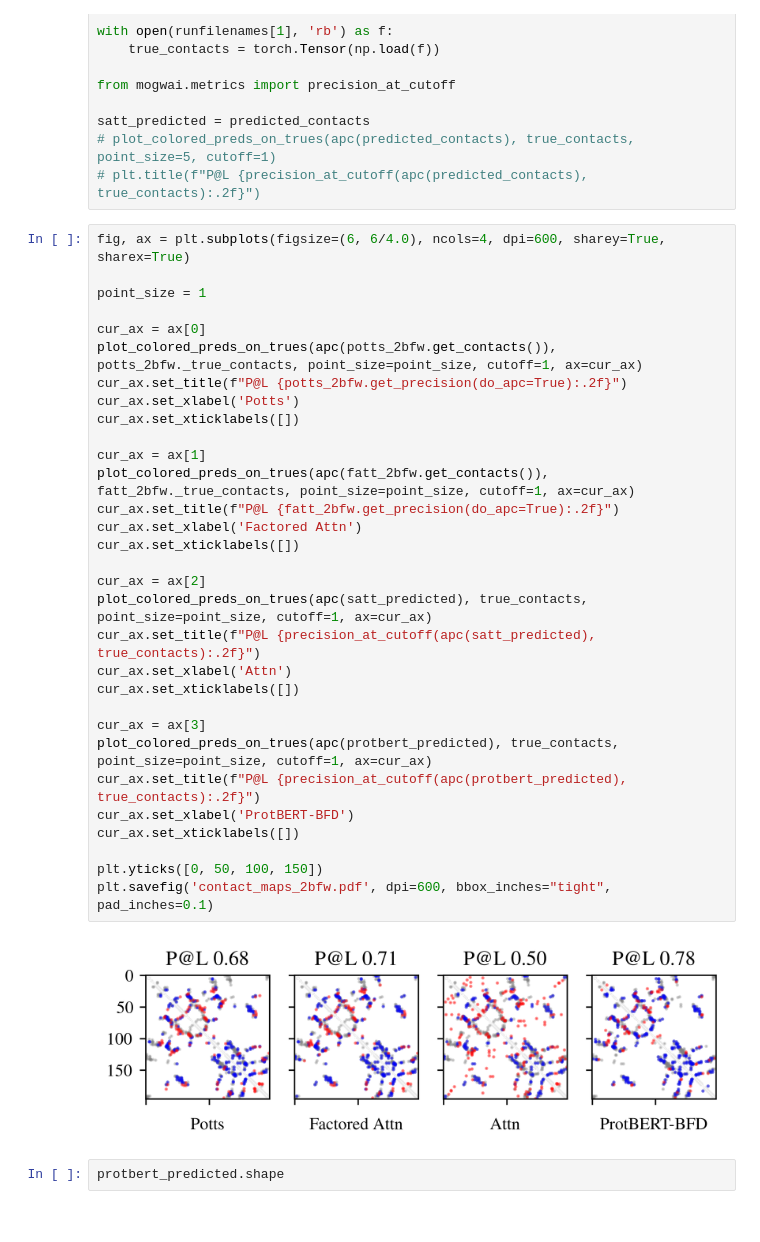
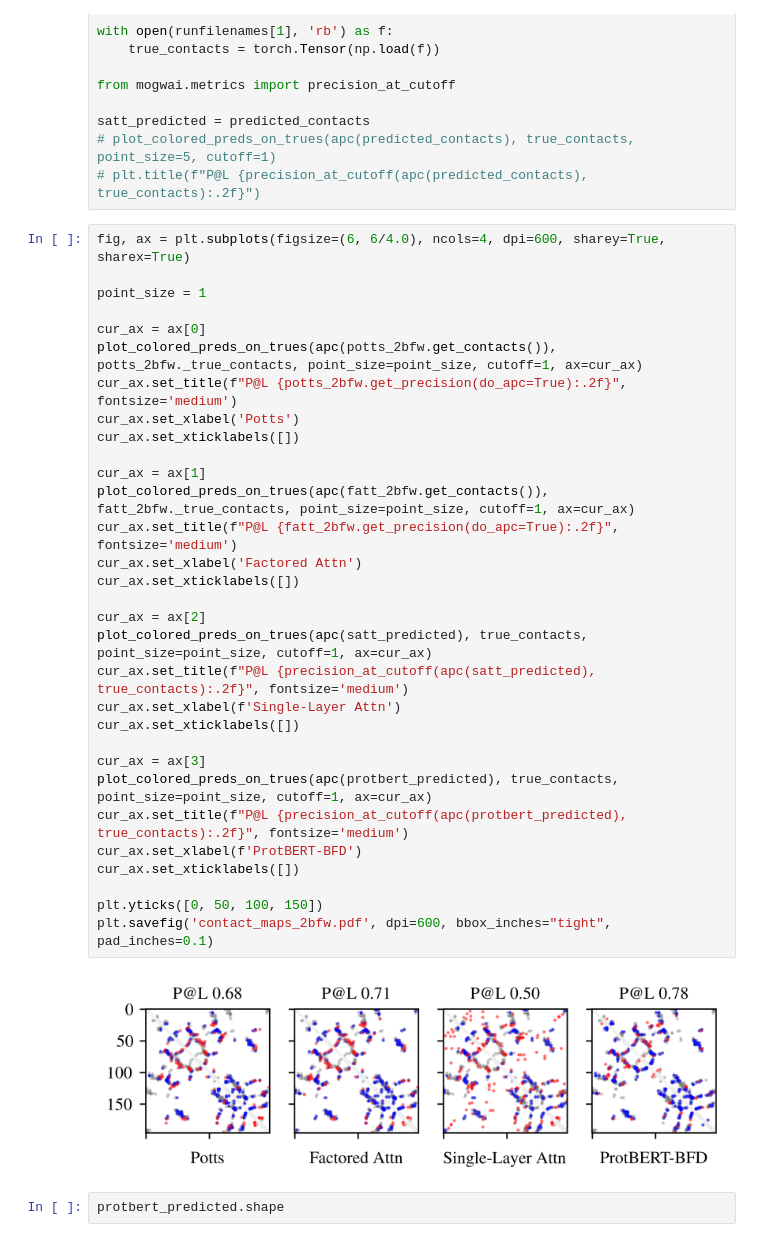
Before and after one commit to songlab-cal/factored-attention, a Jupyter notebook: plot_contacts_for_run_fig2.ipynb, the cells around one changed output. Saved outputs shown, nothing was run; the diff lists cells and outputs as text.

Commit message:
add fig2 notebook with pdb contact maps

```diff
--- a/plot_contacts_for_run_fig2.ipynb
+++ b/plot_contacts_for_run_fig2.ipynb
@@ -229,36 +229,36 @@ satt_predicted = predicted_contacts
 # %%
 fig, ax = plt.subplots(figsize=(6, 6/4.0), ncols=4, dpi=600, sharey=True, sharex=True)
 
 point_size = 1
 
 cur_ax = ax[0]
 plot_colored_preds_on_trues(apc(potts_2bfw.get_contacts()), potts_2bfw._true_contacts, point_size=point_size, cutoff=1, ax=cur_ax)
-cur_ax.set_title(f"P@L {potts_2bfw.get_precision(do_apc=True):.2f}")
+cur_ax.set_title(f"P@L {potts_2bfw.get_precision(do_apc=True):.2f}", fontsize='medium')
 cur_ax.set_xlabel('Potts')
 cur_ax.set_xticklabels([])
 
 cur_ax = ax[1]
 plot_colored_preds_on_trues(apc(fatt_2bfw.get_contacts()), fatt_2bfw._true_contacts, point_size=point_size, cutoff=1, ax=cur_ax)
-cur_ax.set_title(f"P@L {fatt_2bfw.get_precision(do_apc=True):.2f}")
+cur_ax.set_title(f"P@L {fatt_2bfw.get_precision(do_apc=True):.2f}", fontsize='medium')
 cur_ax.set_xlabel('Factored Attn')
 cur_ax.set_xticklabels([])
 
 cur_ax = ax[2]
 plot_colored_preds_on_trues(apc(satt_predicted), true_contacts, point_size=point_size, cutoff=1, ax=cur_ax)
-cur_ax.set_title(f"P@L {precision_at_cutoff(apc(satt_predicted), true_contacts):.2f}")
-cur_ax.set_xlabel('Attn')
+cur_ax.set_title(f"P@L {precision_at_cutoff(apc(satt_predicted), true_contacts):.2f}", fontsize='medium')
+cur_ax.set_xlabel(f'Single-Layer Attn')
 cur_ax.set_xticklabels([])
 
 cur_ax = ax[3]
 plot_colored_preds_on_trues(apc(protbert_predicted), true_contacts, point_size=point_size, cutoff=1, ax=cur_ax)
-cur_ax.set_title(f"P@L {precision_at_cutoff(apc(protbert_predicted), true_contacts):.2f}")
-cur_ax.set_xlabel('ProtBERT-BFD')
+cur_ax.set_title(f"P@L {precision_at_cutoff(apc(protbert_predicted), true_contacts):.2f}", fontsize='medium')
+cur_ax.set_xlabel(f'ProtBERT-BFD')
 cur_ax.set_xticklabels([])
 
 plt.yticks([0, 50, 100, 150])
 plt.savefig('contact_maps_2bfw.pdf', dpi=600, bbox_inches="tight", pad_inches=0.1)
 # %% [output]
-[figure, old version]
+[figure, new version]
 # %%
 protbert_predicted.shape
 # %% [output]
```
Also changed, not shown: parts of 1 cell of this notebook.
